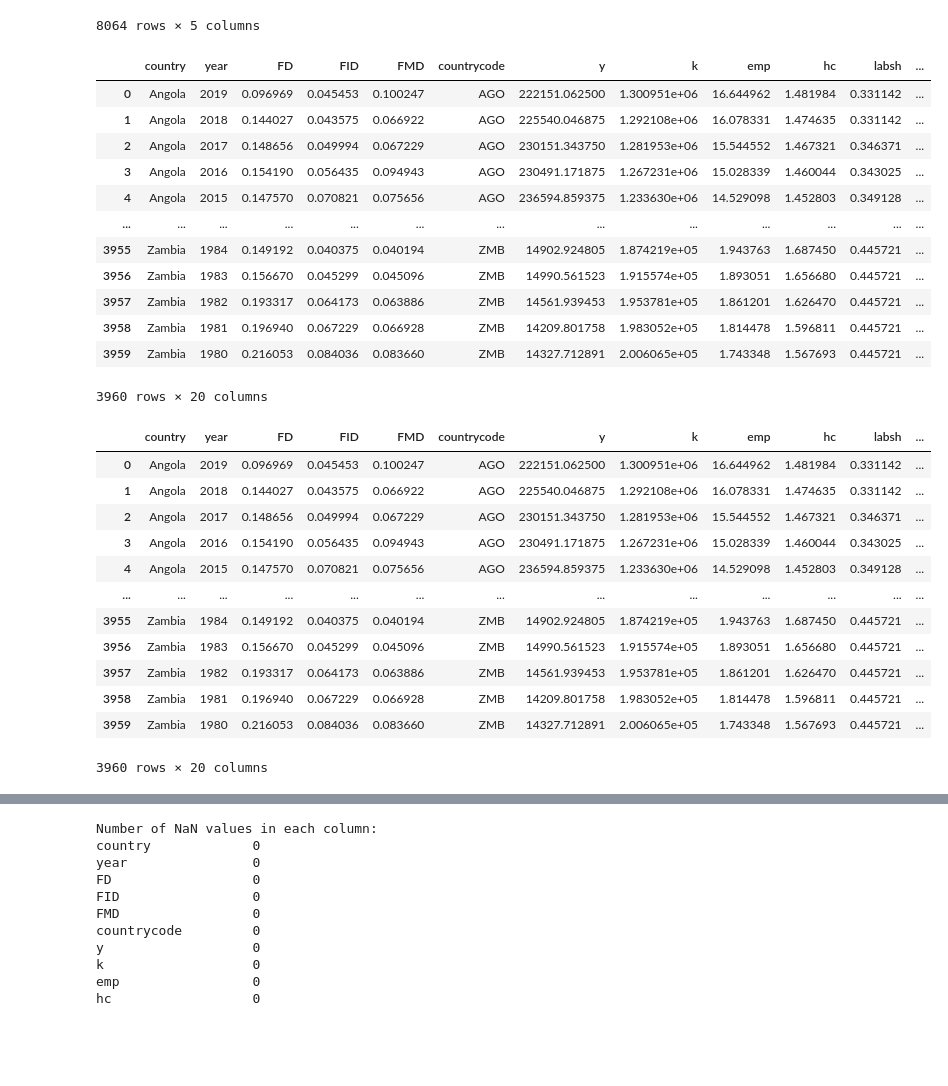
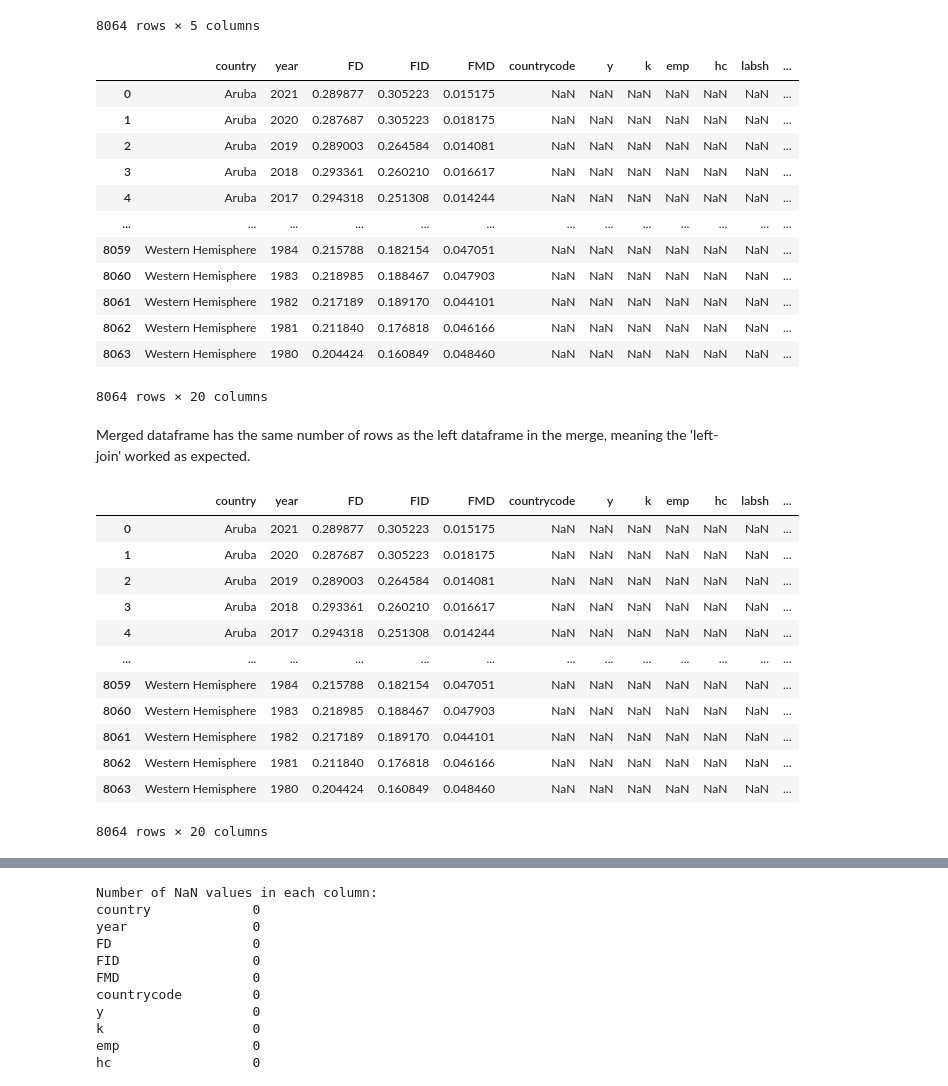
Before and after one commit to NumEconCopenhagen/projects-2024-mathias-mikkel-gabriele, a Jupyter notebook: dataproject/data_otto.ipynb, the cells around one changed output, grey strips where cells are left out. Drawn from its saved outputs; the diff is of its cells as text; code cells hidden in the pictures; blank space fills up the shorter version.

```diff
--- a/dataproject/data_otto.ipynb
+++ b/dataproject/data_otto.ipynb
@@ -101,53 +103,55 @@ df2
 | 8063 | Western Hemisphere | 1980 | 0.204424 | 0.160849 | 0.048460 |
 8064 rows × 5 columns
 # %%
-merged_df = pd.merge(df2, world_data, on=['country', 'year'])
+merged_df = pd.merge(df2, world_data, how='left', on=['country', 'year'])
 # %%
 merged_df
 # %% [output]
 |  | country | year | FD | FID | FMD | countrycode | y | k | emp | hc | labsh | ... |
-| 0 | Angola | 2019 | 0.096969 | 0.045453 | 0.100247 | AGO | 222151.062500 | 1.300951e+06 | 16.644962 | 1.481984 | 0.331142 | ... |
-| 1 | Angola | 2018 | 0.144027 | 0.043575 | 0.066922 | AGO | 225540.046875 | 1.292108e+06 | 16.078331 | 1.474635 | 0.331142 | ... |
-| 2 | Angola | 2017 | 0.148656 | 0.049994 | 0.067229 | AGO | 230151.343750 | 1.281953e+06 | 15.544552 | 1.467321 | 0.346371 | ... |
-| 3 | Angola | 2016 | 0.154190 | 0.056435 | 0.094943 | AGO | 230491.171875 | 1.267231e+06 | 15.028339 | 1.460044 | 0.343025 | ... |
-| 4 | Angola | 2015 | 0.147570 | 0.070821 | 0.075656 | AGO | 236594.859375 | 1.233630e+06 | 14.529098 | 1.452803 | 0.349128 | ... |
+| 0 | Aruba | 2021 | 0.289877 | 0.305223 | 0.015175 | NaN | NaN | NaN | NaN | NaN | NaN | ... |
+| 1 | Aruba | 2020 | 0.287687 | 0.305223 | 0.018175 | NaN | NaN | NaN | NaN | NaN | NaN | ... |
+| 2 | Aruba | 2019 | 0.289003 | 0.264584 | 0.014081 | NaN | NaN | NaN | NaN | NaN | NaN | ... |
+| 3 | Aruba | 2018 | 0.293361 | 0.260210 | 0.016617 | NaN | NaN | NaN | NaN | NaN | NaN | ... |
+| 4 | Aruba | 2017 | 0.294318 | 0.251308 | 0.014244 | NaN | NaN | NaN | NaN | NaN | NaN | ... |
 | ... | ... | ... | ... | ... | ... | ... | ... | ... | ... | ... | ... | ... |
-| 3955 | Zambia | 1984 | 0.149192 | 0.040375 | 0.040194 | ZMB | 14902.924805 | 1.874219e+05 | 1.943763 | 1.687450 | 0.445721 | ... |
-| 3956 | Zambia | 1983 | 0.156670 | 0.045299 | 0.045096 | ZMB | 14990.561523 | 1.915574e+05 | 1.893051 | 1.656680 | 0.445721 | ... |
-| 3957 | Zambia | 1982 | 0.193317 | 0.064173 | 0.063886 | ZMB | 14561.939453 | 1.953781e+05 | 1.861201 | 1.626470 | 0.445721 | ... |
-| 3958 | Zambia | 1981 | 0.196940 | 0.067229 | 0.066928 | ZMB | 14209.801758 | 1.983052e+05 | 1.814478 | 1.596811 | 0.445721 | ... |
-| 3959 | Zambia | 1980 | 0.216053 | 0.084036 | 0.083660 | ZMB | 14327.712891 | 2.006065e+05 | 1.743348 | 1.567693 | 0.445721 | ... |
+| 8059 | Western Hemisphere | 1984 | 0.215788 | 0.182154 | 0.047051 | NaN | NaN | NaN | NaN | NaN | NaN | ... |
+| 8060 | Western Hemisphere | 1983 | 0.218985 | 0.188467 | 0.047903 | NaN | NaN | NaN | NaN | NaN | NaN | ... |
+| 8061 | Western Hemisphere | 1982 | 0.217189 | 0.189170 | 0.044101 | NaN | NaN | NaN | NaN | NaN | NaN | ... |
+| 8062 | Western Hemisphere | 1981 | 0.211840 | 0.176818 | 0.046166 | NaN | NaN | NaN | NaN | NaN | NaN | ... |
+| 8063 | Western Hemisphere | 1980 | 0.204424 | 0.160849 | 0.048460 | NaN | NaN | NaN | NaN | NaN | NaN | ... |
-3960 rows × 20 columns
+8064 rows × 20 columns
+# %% [markdown]
+Merged dataframe has the same number of rows as the left dataframe in the merge, meaning the 'left-join' worked as expected.
 # %%
 # Function to categorize countries
 def categorize_country(countrycode):
-    countrycode = countrycode.strip().upper()
+    countrycode = countrycode
     if countrycode in oecd_countries:
         return 'OECD'
     elif countrycode in imf_advanced_countries:
         return 'IMF Advanced'
     elif countrycode in imf_emerging_countries:
         return 'IMF Emerging'
     else:
         return 'Other'
 
 # Create a new column in the DataFrame with the category
 merged_df['country_category'] = merged_df['countrycode'].apply(categorize_country)
 merged_df
 # %% [output]
 |  | country | year | FD | FID | FMD | countrycode | y | k | emp | hc | labsh | ... |
-| 0 | Angola | 2019 | 0.096969 | 0.045453 | 0.100247 | AGO | 222151.062500 | 1.300951e+06 | 16.644962 | 1.481984 | 0.331142 | ... |
-| 1 | Angola | 2018 | 0.144027 | 0.043575 | 0.066922 | AGO | 225540.046875 | 1.292108e+06 | 16.078331 | 1.474635 | 0.331142 | ... |
-| 2 | Angola | 2017 | 0.148656 | 0.049994 | 0.067229 | AGO | 230151.343750 | 1.281953e+06 | 15.544552 | 1.467321 | 0.346371 | ... |
-| 3 | Angola | 2016 | 0.154190 | 0.056435 | 0.094943 | AGO | 230491.171875 | 1.267231e+06 | 15.028339 | 1.460044 | 0.343025 | ... |
-| 4 | Angola | 2015 | 0.147570 | 0.070821 | 0.075656 | AGO | 236594.859375 | 1.233630e+06 | 14.529098 | 1.452803 | 0.349128 | ... |
+| 0 | Aruba | 2021 | 0.289877 | 0.305223 | 0.015175 | NaN | NaN | NaN | NaN | NaN | NaN | ... |
+| 1 | Aruba | 2020 | 0.287687 | 0.305223 | 0.018175 | NaN | NaN | NaN | NaN | NaN | NaN | ... |
+| 2 | Aruba | 2019 | 0.289003 | 0.264584 | 0.014081 | NaN | NaN | NaN | NaN | NaN | NaN | ... |
+| 3 | Aruba | 2018 | 0.293361 | 0.260210 | 0.016617 | NaN | NaN | NaN | NaN | NaN | NaN | ... |
+| 4 | Aruba | 2017 | 0.294318 | 0.251308 | 0.014244 | NaN | NaN | NaN | NaN | NaN | NaN | ... |
 | ... | ... | ... | ... | ... | ... | ... | ... | ... | ... | ... | ... | ... |
-| 3955 | Zambia | 1984 | 0.149192 | 0.040375 | 0.040194 | ZMB | 14902.924805 | 1.874219e+05 | 1.943763 | 1.687450 | 0.445721 | ... |
-| 3956 | Zambia | 1983 | 0.156670 | 0.045299 | 0.045096 | ZMB | 14990.561523 | 1.915574e+05 | 1.893051 | 1.656680 | 0.445721 | ... |
-| 3957 | Zambia | 1982 | 0.193317 | 0.064173 | 0.063886 | ZMB | 14561.939453 | 1.953781e+05 | 1.861201 | 1.626470 | 0.445721 | ... |
-| 3958 | Zambia | 1981 | 0.196940 | 0.067229 | 0.066928 | ZMB | 14209.801758 | 1.983052e+05 | 1.814478 | 1.596811 | 0.445721 | ... |
-| 3959 | Zambia | 1980 | 0.216053 | 0.084036 | 0.083660 | ZMB | 14327.712891 | 2.006065e+05 | 1.743348 | 1.567693 | 0.445721 | ... |
+| 8059 | Western Hemisphere | 1984 | 0.215788 | 0.182154 | 0.047051 | NaN | NaN | NaN | NaN | NaN | NaN | ... |
+| 8060 | Western Hemisphere | 1983 | 0.218985 | 0.188467 | 0.047903 | NaN | NaN | NaN | NaN | NaN | NaN | ... |
+| 8061 | Western Hemisphere | 1982 | 0.217189 | 0.189170 | 0.044101 | NaN | NaN | NaN | NaN | NaN | NaN | ... |
+| 8062 | Western Hemisphere | 1981 | 0.211840 | 0.176818 | 0.046166 | NaN | NaN | NaN | NaN | NaN | NaN | ... |
+| 8063 | Western Hemisphere | 1980 | 0.204424 | 0.160849 | 0.048460 | NaN | NaN | NaN | NaN | NaN | NaN | ... |
-3960 rows × 20 columns
+8064 rows × 20 columns
 # %%
 merged_df.describe()
 # %% [output]
```
Also changed, not shown: parts of 24 cells of this notebook.
